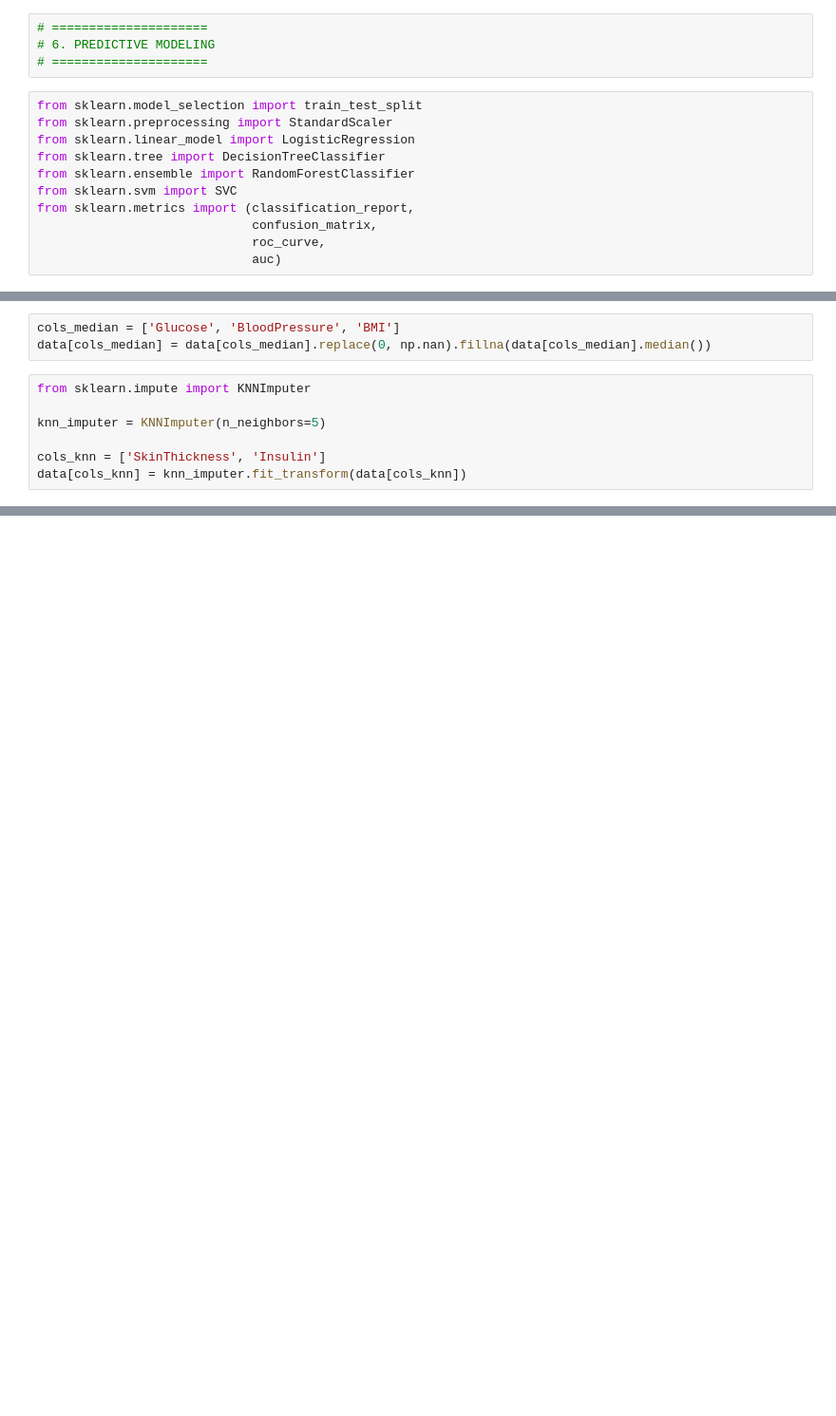
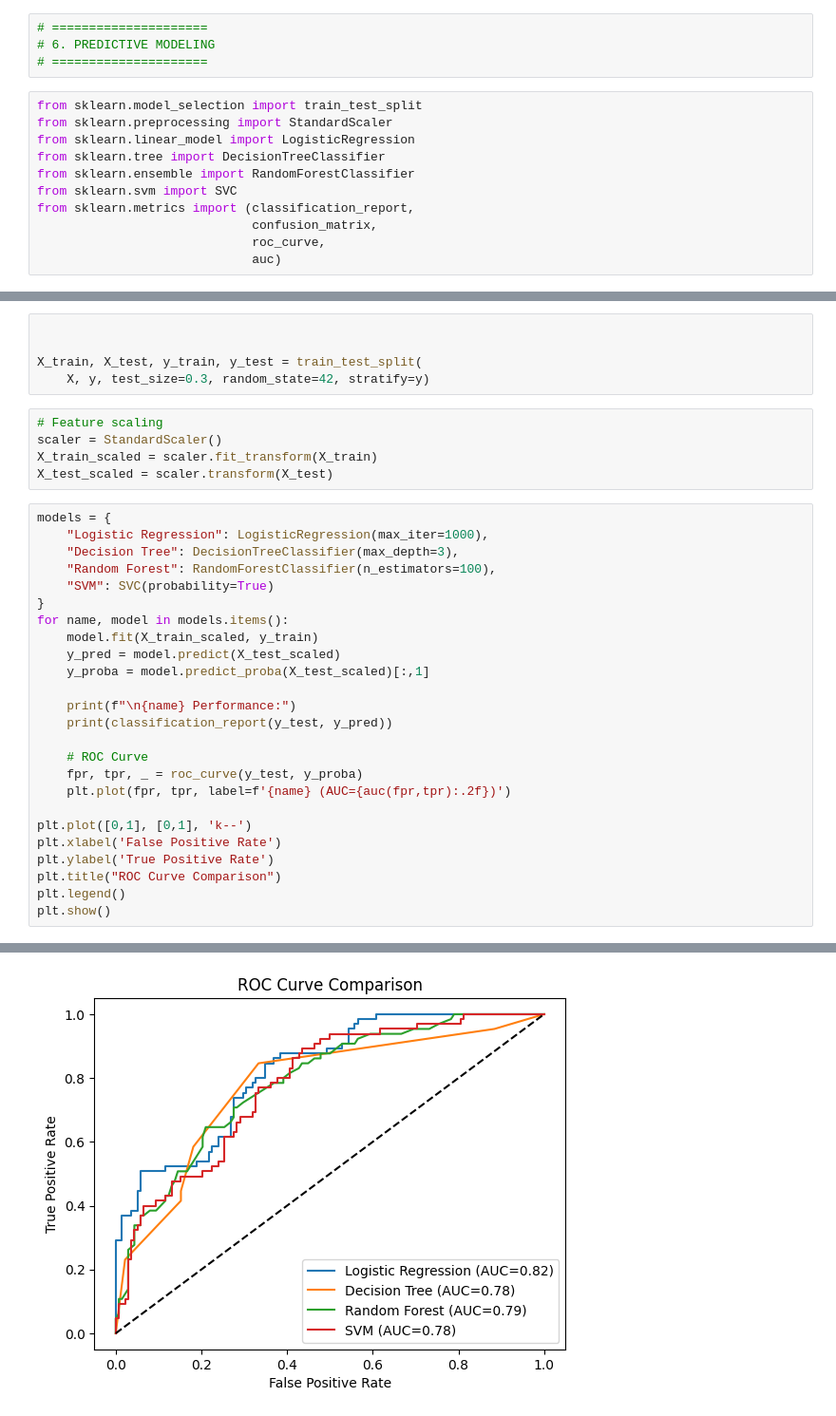
Before and after one commit to saumya-699/Data-Analytics-Process-and-Interpretation, a Jupyter notebook: Data_Analytics_Process_and_Interpretation.ipynb, the cells around one changed output, grey strips where cells are left out. Shown at 95% size. Drawn from its saved outputs; the diff is of its cells as text; blank space fills up the shorter version.

Commit message:
Visualization and predictive modeling

```diff
--- a/Data_Analytics_Process_and_Interpretation.ipynb
+++ b/Data_Analytics_Process_and_Interpretation.ipynb
@@ -345,10 +301,0 @@ dtype: float64
-# %%
-cols_median = ['Glucose', 'BloodPressure', 'BMI']
-data[cols_median] = data[cols_median].replace(0, np.nan).fillna(data[cols_median].median())
-# %%
-from sklearn.impute import KNNImputer
-
-knn_imputer = KNNImputer(n_neighbors=5)
-
-cols_knn = ['SkinThickness', 'Insulin']
-data[cols_knn] = knn_imputer.fit_transform(data[cols_knn])
@@ -707,0 +306,36 @@ weighted avg       0.75      0.76      0.73       203
+# %%
+
+
+X_train, X_test, y_train, y_test = train_test_split(
+    X, y, test_size=0.3, random_state=42, stratify=y)
+# %%
+# Feature scaling
+scaler = StandardScaler()
+X_train_scaled = scaler.fit_transform(X_train)
+X_test_scaled = scaler.transform(X_test)
+# %%
+models = {
+    "Logistic Regression": LogisticRegression(max_iter=1000),
+    "Decision Tree": DecisionTreeClassifier(max_depth=3),
+    "Random Forest": RandomForestClassifier(n_estimators=100),
+    "SVM": SVC(probability=True)
+}
+for name, model in models.items():
+    model.fit(X_train_scaled, y_train)
+    y_pred = model.predict(X_test_scaled)
+    y_proba = model.predict_proba(X_test_scaled)[:,1]
+
+    print(f"\n{name} Performance:")
+    print(classification_report(y_test, y_pred))
+
+    # ROC Curve
+    fpr, tpr, _ = roc_curve(y_test, y_proba)
+    plt.plot(fpr, tpr, label=f'{name} (AUC={auc(fpr,tpr):.2f})')
+
+plt.plot([0,1], [0,1], 'k--')
+plt.xlabel('False Positive Rate')
+plt.ylabel('True Positive Rate')
+plt.title("ROC Curve Comparison")
+plt.legend()
+plt.show()
+# %% [output]
@@ -707,0 +359 @@ weighted avg       0.75      0.76      0.73       203
+[figure, added]
```
Also changed, not shown: parts of 48 cells of this notebook.
